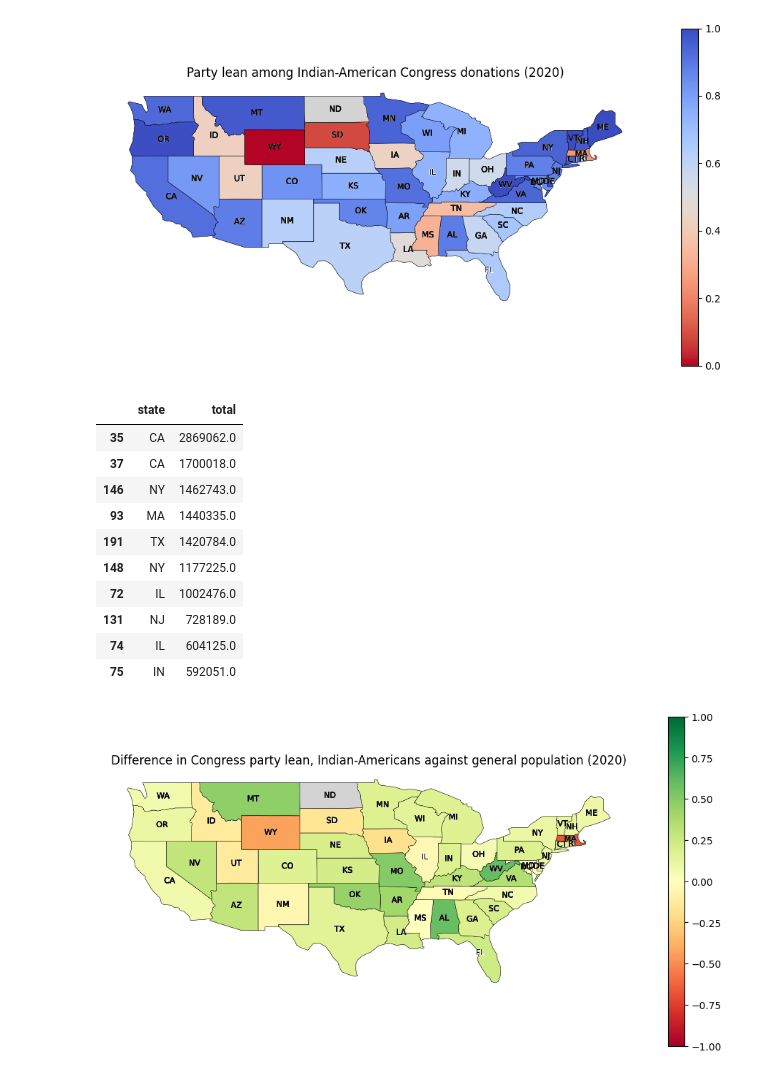
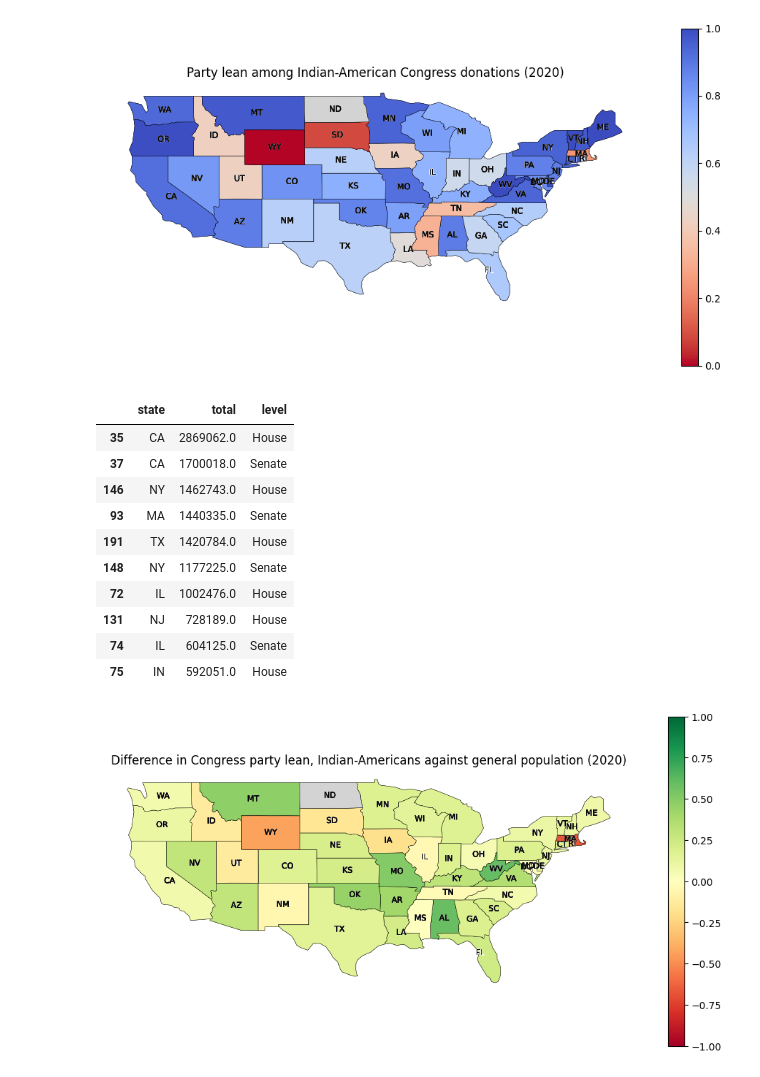
Before and after one commit to kkkarnav/indianamericancontributions, a Jupyter notebook: donors_seat.ipynb, the cells around one changed output. Cells and saved outputs as stored; diff of their text form; code cells hidden in the pictures.

```diff
--- a/donors_seat.ipynb
+++ b/donors_seat.ipynb
@@ -603,19 +603,19 @@ plt.show()
 # %% [output]
 [figure]
 # %%
-ratio_indian[ratio_indian["level"] != "President"][["state", "total"]].sort_values(by="total", ascending=False).head(10)
+ratio_indian[ratio_indian["level"] != "President"][["state", "total", "level"]].sort_values(by="total", ascending=False).head(10)
 # %% [output]
-|  | state | total |
-| 35 | CA | 2869062.0 |
-| 37 | CA | 1700018.0 |
-| 146 | NY | 1462743.0 |
-| 93 | MA | 1440335.0 |
-| 191 | TX | 1420784.0 |
-| 148 | NY | 1177225.0 |
-| 72 | IL | 1002476.0 |
-| 131 | NJ | 728189.0 |
-| 74 | IL | 604125.0 |
-| 75 | IN | 592051.0 |
+|  | state | total | level |
+| 35 | CA | 2869062.0 | House |
+| 37 | CA | 1700018.0 | Senate |
+| 146 | NY | 1462743.0 | House |
+| 93 | MA | 1440335.0 | Senate |
+| 191 | TX | 1420784.0 | House |
+| 148 | NY | 1177225.0 | Senate |
+| 72 | IL | 1002476.0 | House |
+| 131 | NJ | 728189.0 | House |
+| 74 | IL | 604125.0 | Senate |
+| 75 | IN | 592051.0 | House |
 # %%
 ratio["diff"] = ratio_indian["dem_ratio"] - ratio["dem_ratio"]
 
```
Also changed, not shown: parts of 1 cell of this notebook, 1 other file.
